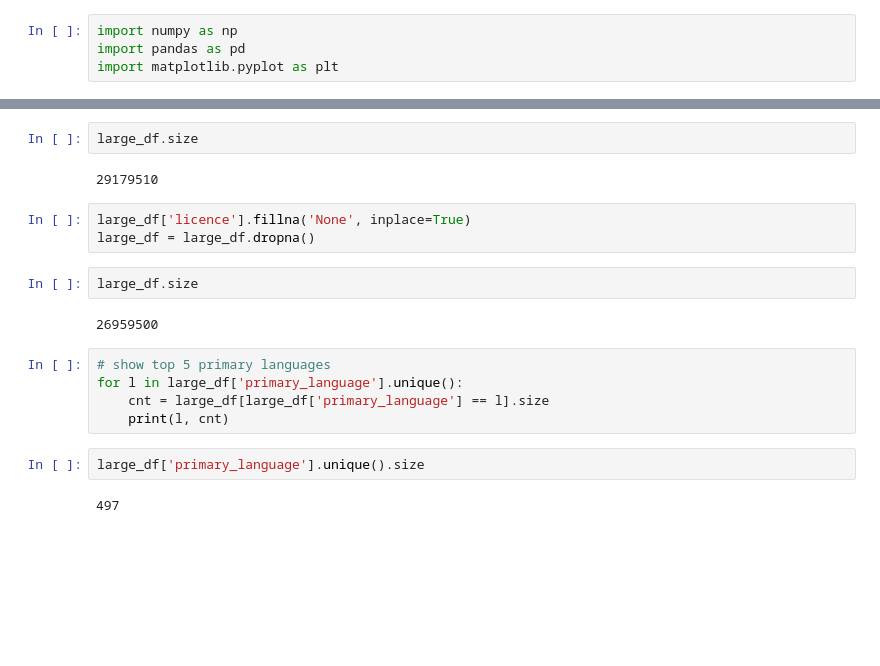
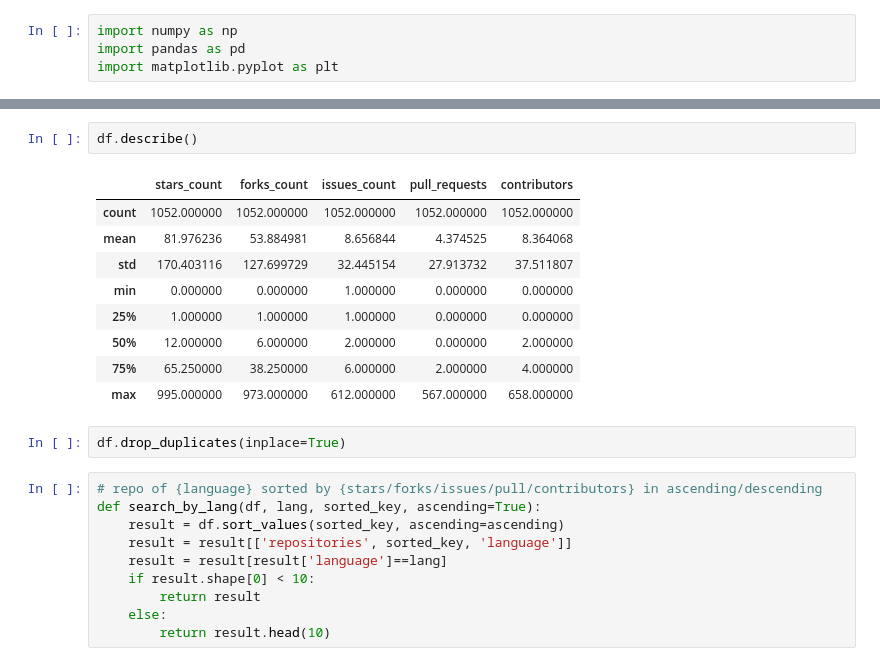
Before and after one commit to LeoLi1223/Beacon, a Jupyter notebook: preprocessing.ipynb, the cells around one changed output, grey strips where cells are left out. Drawn from its saved outputs; the diff is of its cells as text; blank space fills up the shorter version.

```diff
--- a/preprocessing.ipynb
+++ b/preprocessing.ipynb
@@ -41,20 +63,24 @@ dtype: int64
-# %%
-large_df.size
-# %% [output]
-29179510
-# %%
-large_df['licence'].fillna('None', inplace=True)
-large_df = large_df.dropna()
-# %%
-large_df.size
-# %% [output]
-26959500
-# %%
-# show top 5 primary languages
-for l in large_df['primary_language'].unique():
-    cnt = large_df[large_df['primary_language'] == l].size
-    print(l, cnt)
-# %%
-large_df['primary_language'].unique().size
-# %% [output]
-497
+# %%
+df.describe()
+# %% [output]
+|  | stars_count | forks_count | issues_count | pull_requests | contributors |
+| count | 1052.000000 | 1052.000000 | 1052.000000 | 1052.000000 | 1052.000000 |
+| mean | 81.976236 | 53.884981 | 8.656844 | 4.374525 | 8.364068 |
+| std | 170.403116 | 127.699729 | 32.445154 | 27.913732 | 37.511807 |
+| min | 0.000000 | 0.000000 | 1.000000 | 0.000000 | 0.000000 |
+| 25% | 1.000000 | 1.000000 | 1.000000 | 0.000000 | 0.000000 |
+| 50% | 12.000000 | 6.000000 | 2.000000 | 0.000000 | 2.000000 |
+| 75% | 65.250000 | 38.250000 | 6.000000 | 2.000000 | 4.000000 |
+| max | 995.000000 | 973.000000 | 612.000000 | 567.000000 | 658.000000 |
+# %%
+df.drop_duplicates(inplace=True)
+# %%
+# repo of {language} sorted by {stars/forks/issues/pull/contributors} in ascending/descending
+def search_by_lang(df, lang, sorted_key, ascending=True):
+    result = df.sort_values(sorted_key, ascending=ascending)
+    result = result[['repositories', sorted_key, 'language']]
+    result = result[result['language']==lang]
+    if result.shape[0] < 10:
+        return result
+    else:
+        return result.head(10)
```
Also changed, not shown: parts of 14 cells of this notebook, 1 other file.
